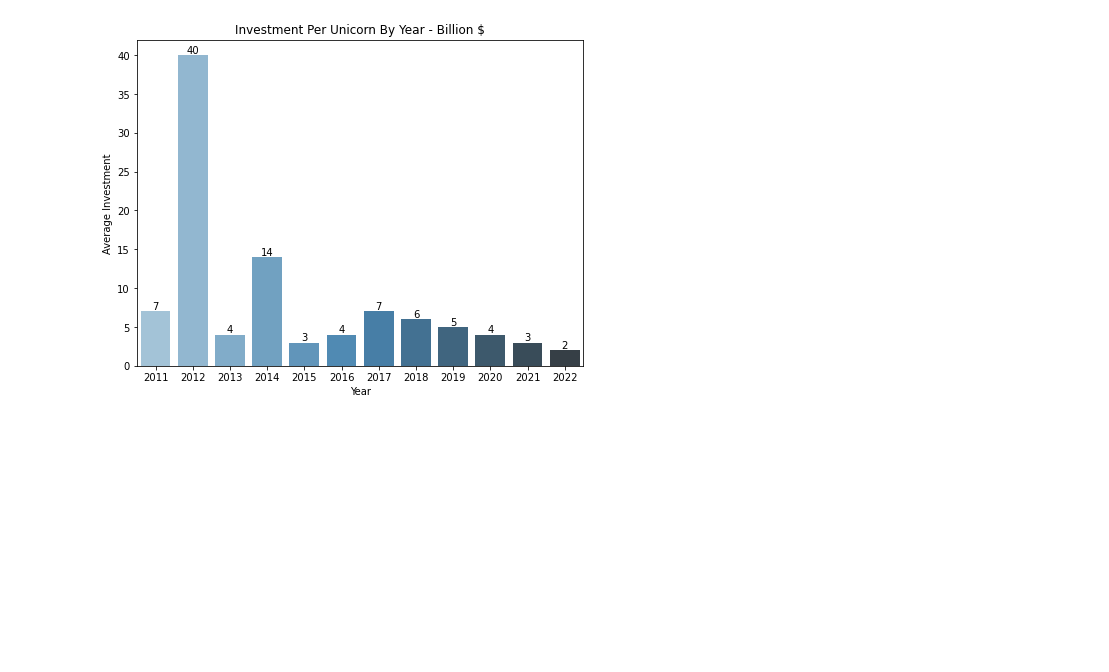
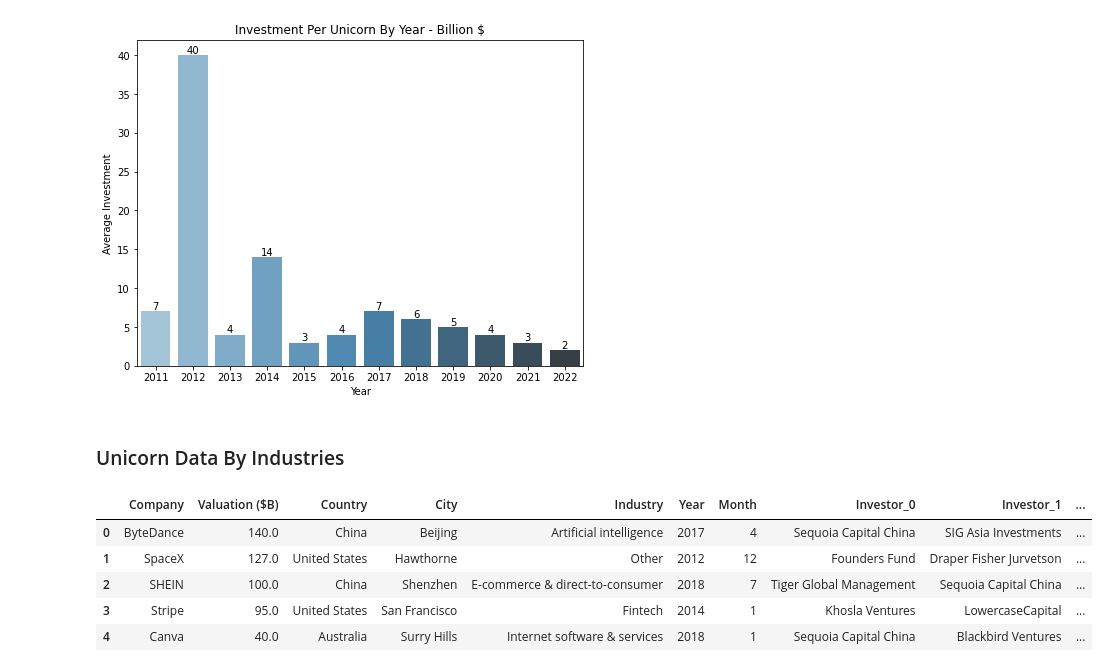
Before and after one commit to mstft/Entrepreneurship_Data_Analysis, a Jupyter notebook: Unicorns_Statistics.ipynb, the cells around one changed output. Saved outputs shown, nothing was run; the diff lists cells and outputs as text; code cells hidden in the pictures; blank space fills up the shorter version.

```diff
--- a/Unicorns_Statistics.ipynb
+++ b/Unicorns_Statistics.ipynb
@@ -288,3 +288,15 @@ for label in ax.containers:
     ax.bar_label(label)
 # %% [output]
 [figure]
+# %% [markdown]
+### Unicorn Data By Industries
+# %%
+# Our data is
+unicorns_data.head()
+# %% [output]
+|  | Company | Valuation ($B) | Country | City | Industry | Year | Month | Investor_0 | Investor_1 | ... |
+| 0 | ByteDance | 140.0 | China | Beijing | Artificial intelligence | 2017 | 4 | Sequoia Capital China | SIG Asia Investments | ... |
+| 1 | SpaceX | 127.0 | United States | Hawthorne | Other | 2012 | 12 | Founders Fund | Draper Fisher Jurvetson | ... |
+| 2 | SHEIN | 100.0 | China | Shenzhen | E-commerce & direct-to-consumer | 2018 | 7 | Tiger Global Management | Sequoia Capital China | ... |
+| 3 | Stripe | 95.0 | United States | San Francisco | Fintech | 2014 | 1 | Khosla Ventures | LowercaseCapital | ... |
+| 4 | Canva | 40.0 | Australia | Surry Hills | Internet software & services | 2018 | 1 | Sequoia Capital China | Blackbird Ventures | ... |
```
Also changed, not shown: parts of 7 cells of this notebook.
